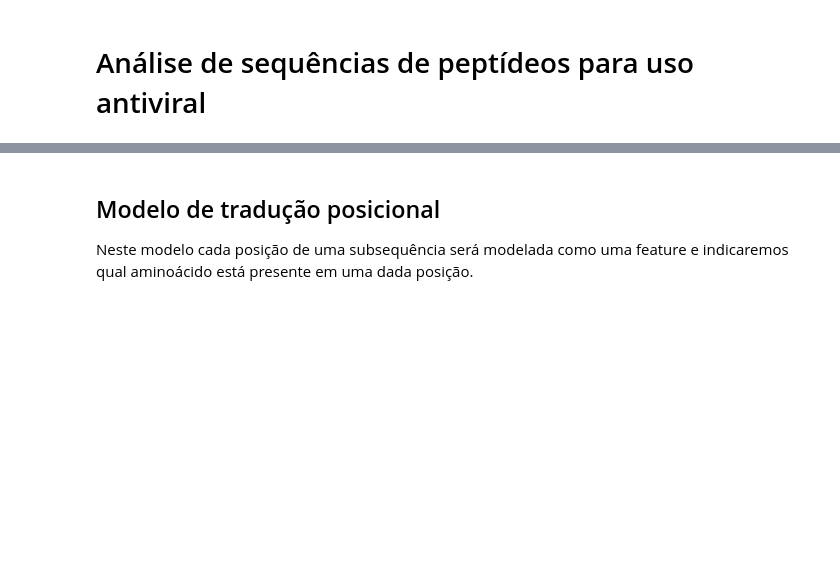
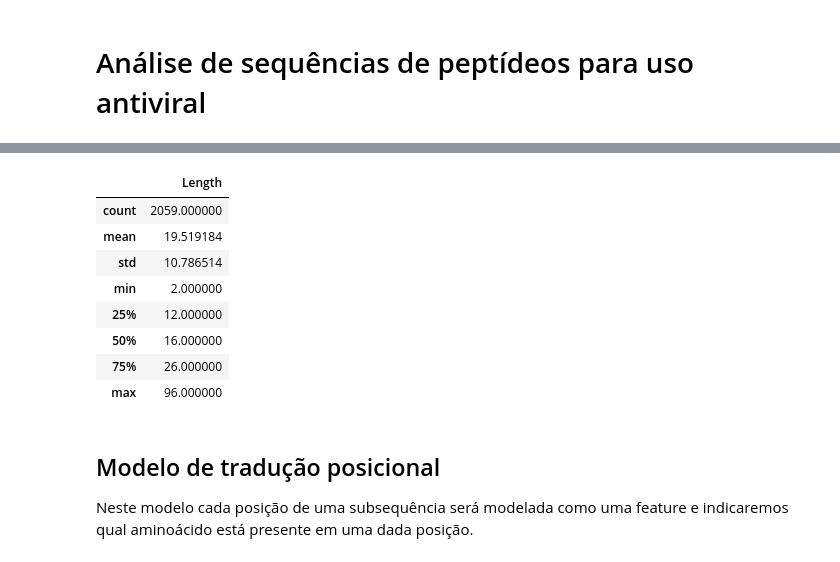
Before and after one commit to lucas-mv/peptide-avpdb-ml, a Jupyter notebook: peptide-ml.ipynb, the cells around one changed output, grey strips where cells are left out. Cells and saved outputs as stored; diff of their text form; code cells hidden in the pictures; blank space fills up the shorter version.

```diff
--- a/peptide-ml.ipynb
+++ b/peptide-ml.ipynb
@@ -39,15 +39,25 @@ import numpy as np
 # %%
 # Leitura do conjunto de dados
 
 data = pd.read_csv('AVPdb.csv',sep=';')
+display(data.describe())
 display(data.head())
 # %% [output]
 |  | Id | Sequence | Length | Virus | Abbreviation | Family | Nomenclature | Source | Uniprot | Cell_Line | ... |
 | 0 | AVP0001 | PYVGSGLYRR | 10 | Avian myeloblastosis virus | AMV | Retroviridae | p2-p10 | RSV gag polyprotein | P03354 | - | ... |
 | 1 | AVP0002 | SMIENLEYM | 9 | Lymphocytic choriomeningitis virus | LCMV | Arenaviridae | - | Synthetic | NaN | MC57 | ... |
 | 2 | AVP0003 | ECRSTSYAGAVVNDL | 15 | Herpes simplex virus 1 | HSV 1 | Herpesviridae | H2-(1-15) | HSV ribonucleotide reductase subu... | P10224 | BHK-21/C | ... |
 | 3 | AVP0004 | STSYAGAVVNDL | 12 | Herpes simplex virus 1 | HSV 1 | Herpesviridae | H2-(4-15) | HSV ribonucleotide reductase subu... | P10224 | BHK-21/C | ... |
 | 4 | AVP0005 | YAGAVVNDL | 9 | Herpes simplex virus 1 | HSV 1 | Herpesviridae | H2-(7-15) | HSV ribonucleotide reductase subu... | P10224 | BHK-21/C | ... |
+|  | Length |
+| count | 2059.000000 |
+| mean | 19.519184 |
+| std | 10.786514 |
+| min | 2.000000 |
+| 25% | 12.000000 |
+| 50% | 16.000000 |
+| 75% | 26.000000 |
+| max | 96.000000 |
 # %%
 # Funções auxiliares para o processo
 
```
Also changed, not shown: parts of 23 cells of this notebook.
